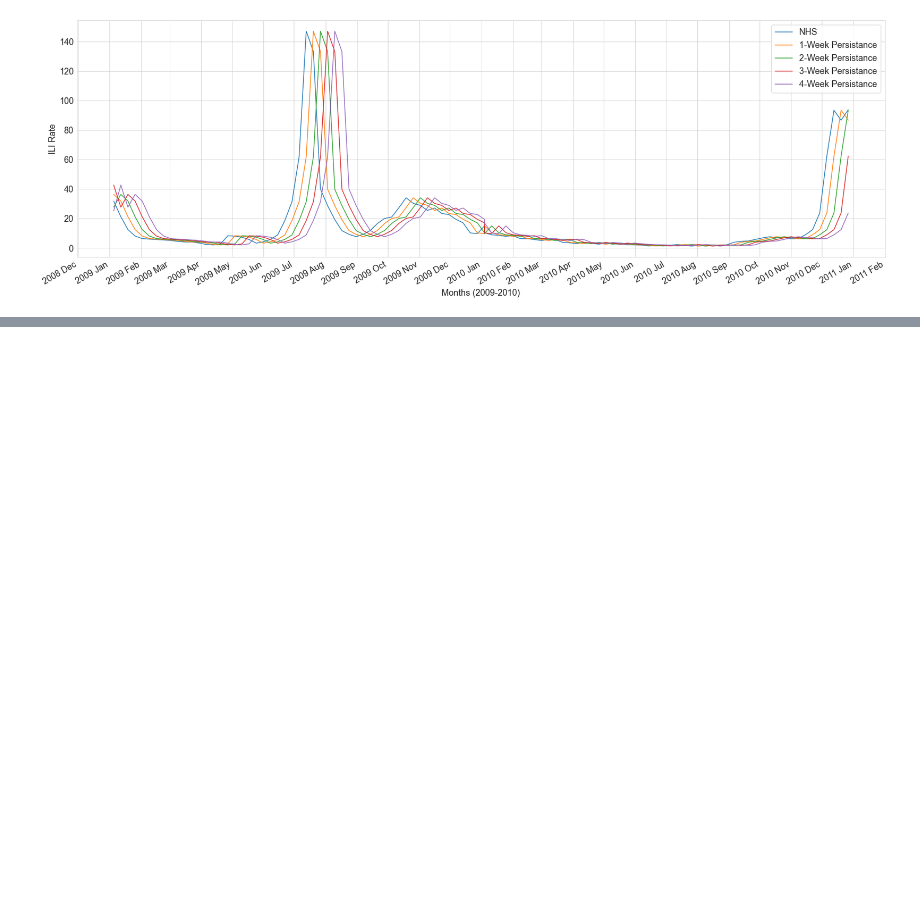
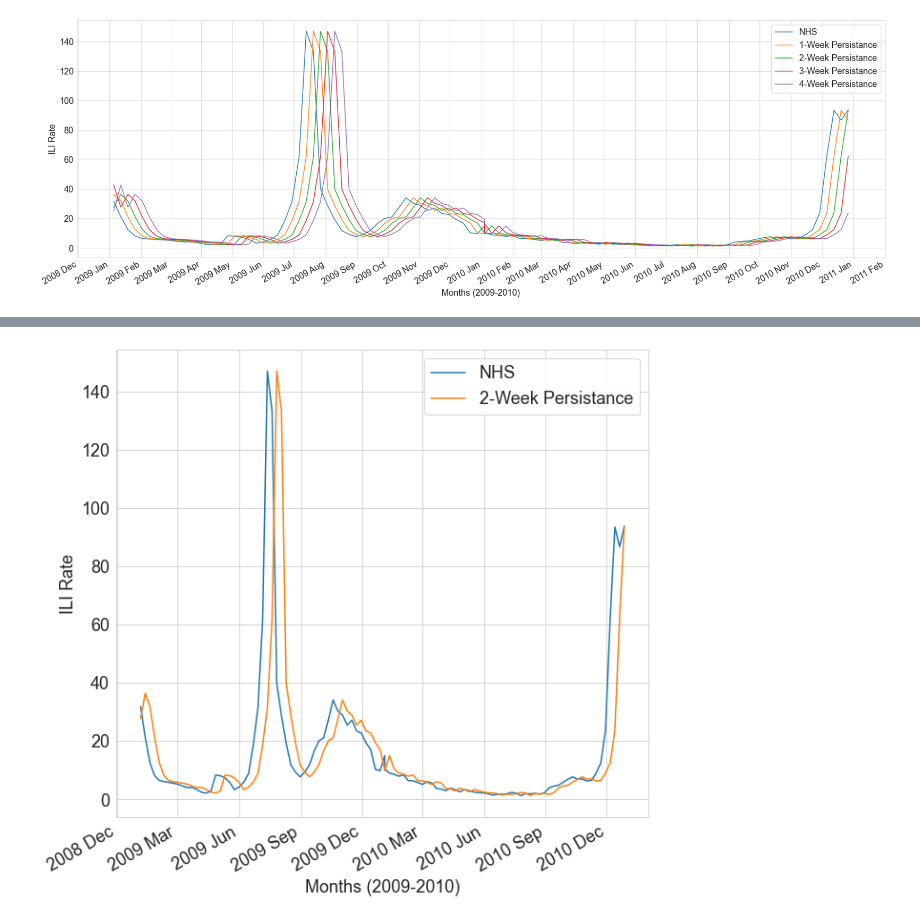
Before and after one commit to Influenza-Forecasting-Using-Online-Data/influenza-forecasting, a Jupyter notebook: baseline_plots.ipynb, the cells around one changed output, grey strips where cells are left out. Saved outputs shown, nothing was run; the diff lists cells and outputs as text; code cells hidden in the pictures; blank space fills up the shorter version.

```diff
--- a/baseline_plots.ipynb
+++ b/baseline_plots.ipynb
@@ -68,0 +76,7 @@ plot_multiple_in_year_range(df, df_with_1week_baseline, df_with_2week_baseline,
+# %%
+plot_multiple_in_year_range(df, df_with_2week_baseline,
+                            year_range=[2009, 2010],
+                            labels=["NHS","2-Week Persistance"]
+                           )
+# %% [output]
+[figure, added]
```
Also changed, not shown: parts of 3 cells of this notebook.
